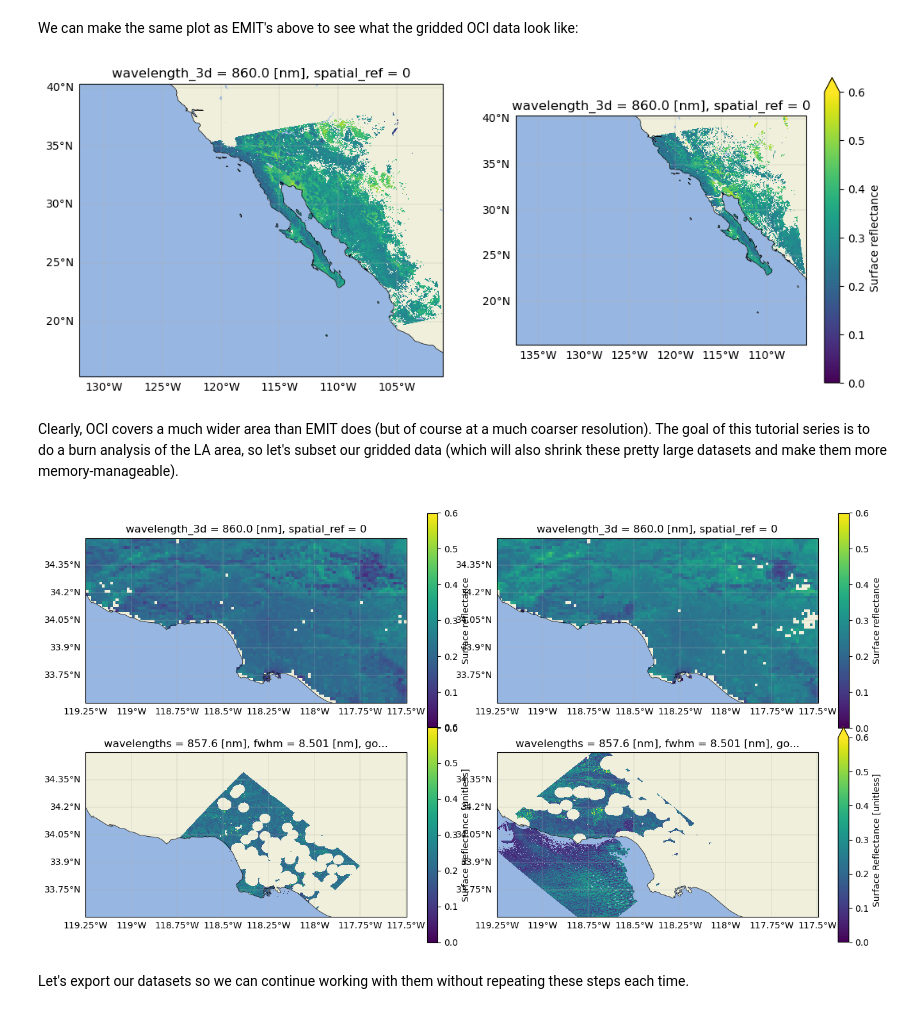
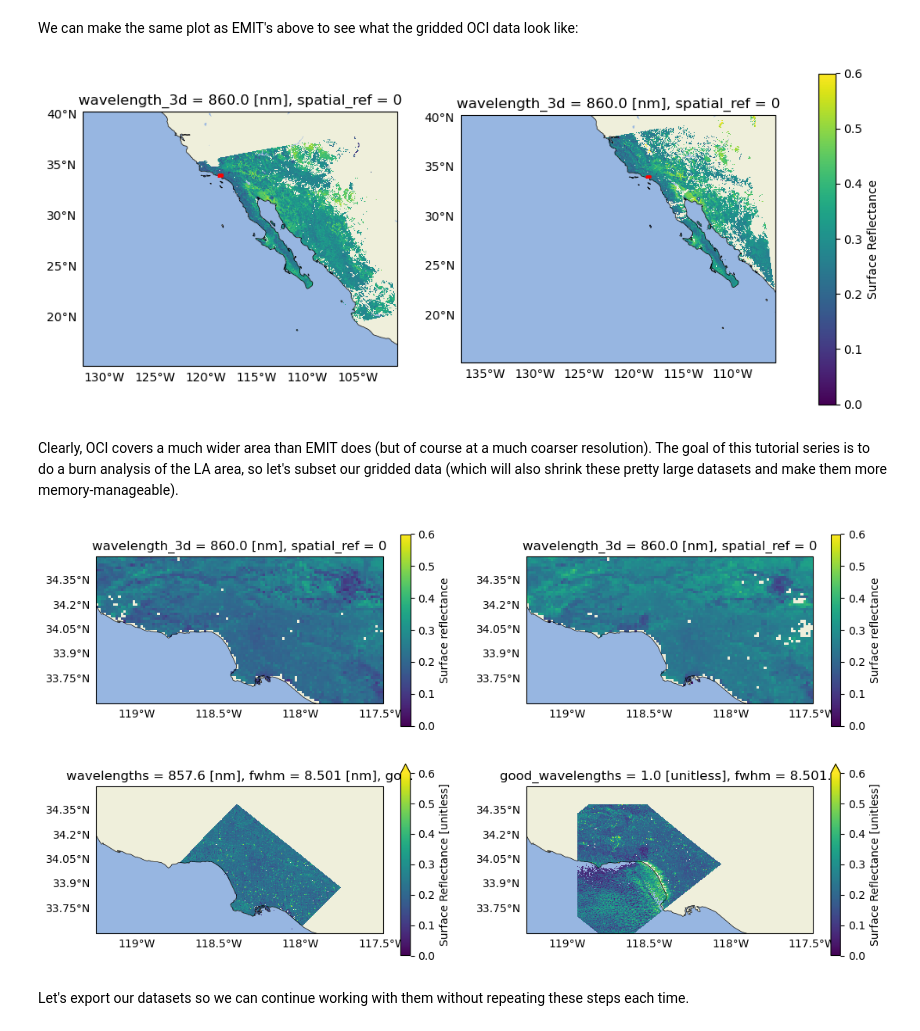
Before and after one commit to skyecaplan/VITALS, a Jupyter notebook: python/emit_pace/02_Align_PACE_EMIT_Grids.ipynb, the cells around one changed output. Drawn from its saved outputs; the diff is of its cells as text; code cells hidden in the pictures.

```diff
--- a/python/emit_pace/02_Align_PACE_EMIT_Grids.ipynb
+++ b/python/emit_pace/02_Align_PACE_EMIT_Grids.ipynb
@@ -69,10 +74,9 @@ In the last notebook, we found and downloaded specific granules from before and
 # %%
-# These are local paths from the first tutorial
-# if necessary, grab this one too and mosaic for before: EMIT_L2A_RFL_001_20240825T173104_2423811_007
-# NOTE: Find a good place to put these and pull them in? text file maybe
-emit_paths = ["data/EMIT_L2A_RFL_001_20240825T173115_2423811_008.nc", # before
-              "data/EMIT_L2A_RFL_001_20250324T220953_2508314_003.nc", # after
-              "data/EMIT_L2A_MASK_001_20240825T173115_2423811_008.nc",
-              "data/EMIT_L2A_MASK_001_20250324T220953_2508314_003.nc"]
-oci_path = ["data/PACE_OCI.20241218T202231.L2.SFREFL.V3_1.nc",        # before
-            "data/PACE_OCI.20250113T204049.L2.SFREFL.V3_1.nc"]        # after
+# NOTE: 03/04/26 these will likely live in the repo but need to be subset to
+#   smaller bbox and relevant wls
+emit_paths = ["emit_pace/data/EMIT_L2A_RFL_001_20240825T173115_2423811_008.nc", # before
+              "emit_pace/data/EMIT_L2A_RFL_001_20250324T220953_2508314_003.nc", # after
+              "emit_pace/data/EMIT_L2A_MASK_001_20240825T173115_2423811_008.nc",
+              "emit_pace/data/EMIT_L2A_MASK_001_20250324T220953_2508314_003.nc"]
+oci_path = ["emit_pace/data/PACE_OCI.20241218T202231.L2.SFREFL.V3_1.nc",        # before
+            "emit_pace/data/PACE_OCI.20250113T204049.L2.SFREFL.V3_1.nc"]        # after
@@ -146,5 +160,15 @@ emit_pre["reflectance"].sel(wavelengths=860, method="nearest").plot(ax=ax[0],vmi
 emit_post["reflectance"].sel(wavelengths=860, method="nearest").plot(ax=ax[1],vmin=0, vmax=0.6)
 plot_features(ax[0])
 plot_features(ax[1])
+bbox = [-118.734, 34.027, -118.368, 34.183]  # [min_lon, min_lat, max_lon, max_lat]
+
+# Plot as closed polygon
+ax[0].plot([bbox[0], bbox[2], bbox[2], bbox[0], bbox[0]],
+           [bbox[1], bbox[1], bbox[3], bbox[3], bbox[1]],
+           color='red', linewidth=2, transform=ccrs.PlateCarree())
+ax[1].plot([bbox[0], bbox[2], bbox[2], bbox[0], bbox[0]],
+           [bbox[1], bbox[1], bbox[3], bbox[3], bbox[1]],
+           color='red', linewidth=2, transform=ccrs.PlateCarree())
+
 plt.show()
 # %% [output]
@@ -209,16 +238,25 @@ oci_post = pace.grid_data(oci_post, resolution=resolution)
 # %% [markdown]
 We can make the same plot as EMIT's above to see what the gridded OCI data look like:
 # %%
-# TODO: Fix these?? hvplot instead?
 fig, ax = plt.subplots(1,2, figsize=(13,5),sharey=True,
                        subplot_kw={"projection": ccrs.PlateCarree()})
 oci_pre["rhos"].sel(wavelength_3d=860, method="nearest").plot(ax=ax[0],vmin=0, vmax=0.6, add_colorbar=False)
-oci_post["rhos"].sel(wavelength_3d=860, method="nearest").plot(ax=ax[1],vmin=0, vmax=0.6)
-plot_features(ax[0])
-plot_features(ax[1])
+im = oci_post["rhos"].sel(wavelength_3d=860, method="nearest").plot(ax=ax[1],vmin=0, vmax=0.6, add_colorbar=False)
+fig.colorbar(im, ax=ax, label='Surface Reflectance')
+plot_features(ax[0], gridline_alpha=0)
+plot_features(ax[1], gridline_alpha=0)
+
+# Plot as closed polygon
+ax[0].plot([bbox[0], bbox[2], bbox[2], bbox[0], bbox[0]],
+           [bbox[1], bbox[1], bbox[3], bbox[3], bbox[1]],
+           color='red', linewidth=2, transform=ccrs.PlateCarree())
+ax[1].plot([bbox[0], bbox[2], bbox[2], bbox[0], bbox[0]],
+           [bbox[1], bbox[1], bbox[3], bbox[3], bbox[1]],
+           color='red', linewidth=2, transform=ccrs.PlateCarree())
+
 plt.show()
 # %% [output]
-[figure, old version]
+[figure, new version]
 # %% [markdown]
 Clearly, OCI covers a much wider area than EMIT does (but of course at a much coarser resolution). The goal of this tutorial series is to do a burn analysis of the LA area, so let's subset our gridded data (which will also shrink these pretty large datasets and make them more memory-manageable).
 # %%
@@ -230,21 +268,19 @@ oci_post_sub = oci_post.sel({"latitude":slice(34.5,33.6), "longitude":slice(-119
 emit_pre_sub = emit_pre.sel({"latitude":slice(34.5,33.6), "longitude":slice(-119.25,-117.5)})
 emit_post_sub = emit_post.sel({"latitude":slice(34.5,33.6), "longitude":slice(-119.25,-117.5)})
 # %%
-# TODO: Fix these?? hvplot instead?
 fig, ax = plt.subplots(2,2, figsize=(13,7),sharey=True, sharex=True,
                        subplot_kw={"projection": ccrs.PlateCarree()})
-fig.tight_layout()
 oci_pre_sub["rhos"].sel(wavelength_3d=860, method="nearest").plot(ax=ax[0][0],vmin=0, vmax=0.6)
 oci_post_sub["rhos"].sel(wavelength_3d=860, method="nearest").plot(ax=ax[0][1],vmin=0, vmax=0.6)
 emit_pre_sub["reflectance"].sel(wavelengths=860, method="nearest").plot(ax=ax [1][0],vmin=0, vmax=0.6)
 emit_post_sub["reflectance"].sel(wavelengths=860, method="nearest").plot(ax=ax[1][1],vmin=0, vmax=0.6)
-plot_features(ax[0][0])
-plot_features(ax[0][1])
-plot_features(ax[1][0])
-plot_features(ax[1][1])
+plot_features(ax[0][0], gridline_alpha=0)
+plot_features(ax[0][1], gridline_alpha=0)
+plot_features(ax[1][0], gridline_alpha=0)
+plot_features(ax[1][1], gridline_alpha=0)
 plt.show()
 # %% [output]
-[figure, old version]
+[figure, new version]
 # %% [markdown]
 Let's export our datasets so we can continue working with them without repeating these steps each time.
 # %%
```
Also changed, not shown: parts of 36 cells of this notebook, 1 other file.
